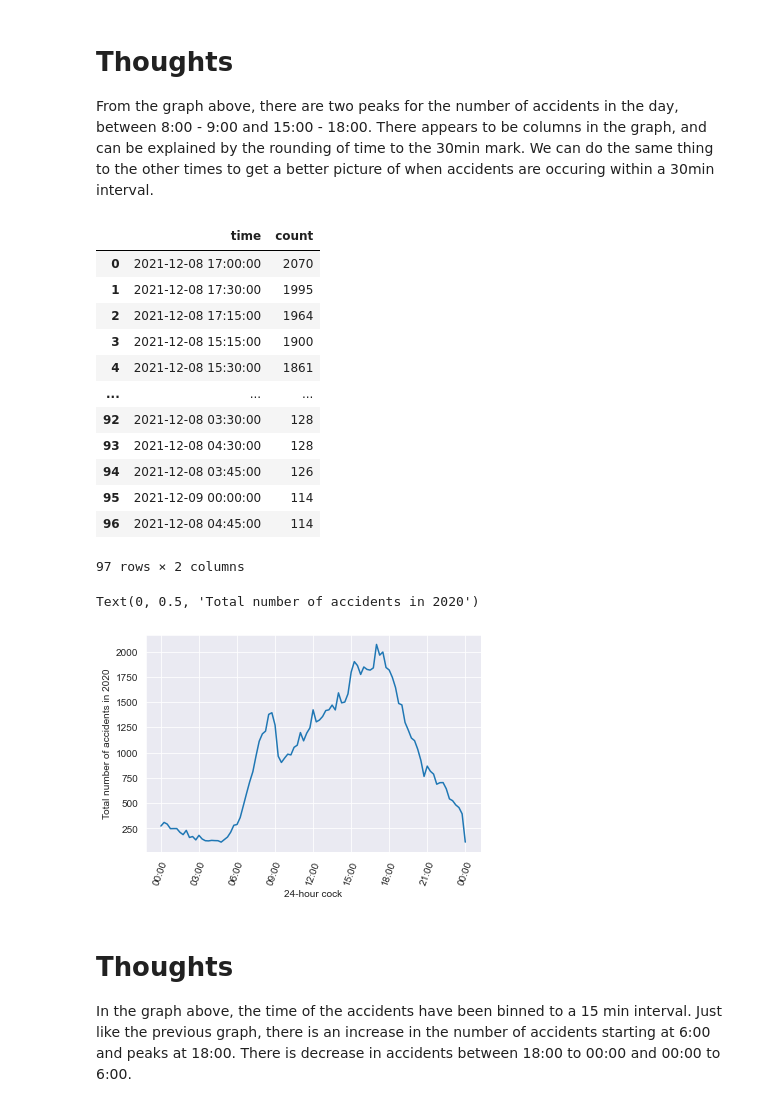
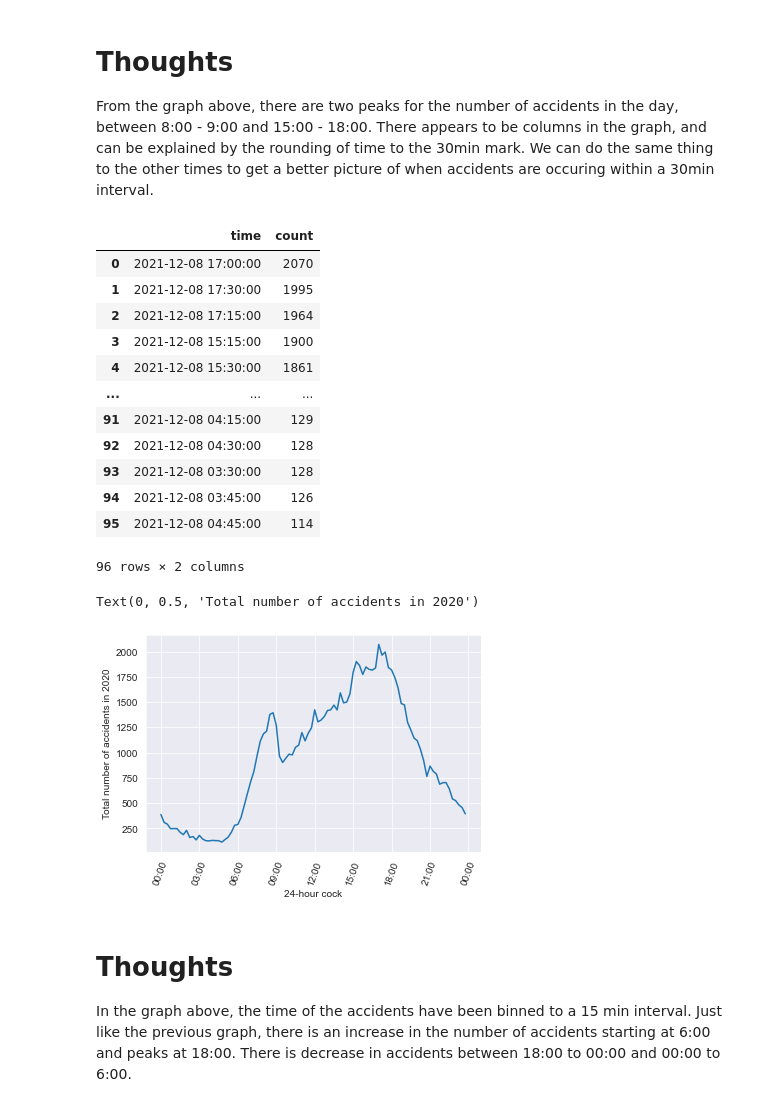
Before and after one commit to LuisEVT/High_Fatality_Accidents, a Jupyter notebook: High_Fatality_Accidents.ipynb, the cells around one changed output. Cells and saved outputs as stored; diff of their text form; code cells hidden in the pictures.

```diff
--- a/High_Fatality_Accidents.ipynb
+++ b/High_Fatality_Accidents.ipynb
@@ -33,7 +33,7 @@ sns.set_style('darkgrid')
 # Utilities
 import matplotlib.dates as md
 # %%
-df_accidents = pd.read_csv(r'./data/accident-data.csv')
+df_accidents = pd.read_csv(r'./data/accident-data.csv', parse_dates=[['date', 'time']])
 df_accidents.head()
 # %% [output]
 |  | date_time | accident_index | accident_year | accident_reference | longitude | latitude | accident_severity | ... |
@@ -68,8 +68,8 @@ memory usage: 18.1+ MB
 # %%
 # Change 'date' type (object) to datetime64[ns]
 # change 'time' type (object) to timedelta
-df_accidents['date'] = df_accidents['date'].astype('datetime64[ns]')
-df_accidents['time'] = df_accidents['time'].astype('datetime64[ns]')
+#df_accidents['date'] = df_accidents['date'].astype('datetime64[ns]')
+#df_accidents['time'] = df_accidents['time'].astype('datetime64[ns]')
 #df_accidents['time'] = pd.to_timedelta( df_accidents['time'] + ':00' )
 # %%
 df_accidents.info()
@@ -103,11 +103,11 @@ df_accidents[ df_accidents['accident_reference'].isin(['01T246170']) ]
 
 So far,there is no NA data in the dataset. In addition, we converted two columns to their correct data type. Accident_index and Accident_reference are not numeric because there are alphabet characters in the string. Another thing to note, the day_of_week starts with Sunday as 0 and Saturday as 6. I'll need to change this to fit with pandas dt.dayofweek.
 # %%
-df_accidents['day_of_week'] = df_accidents['date'].dt.dayofweek
-df_accidents['day_name'] = df_accidents['date'].dt.day_name()
+df_accidents['day_of_week'] = df_accidents['date_time'].dt.dayofweek
+df_accidents['day_name'] = df_accidents['date_time'].dt.day_name()
 
-df_accidents['month_number'] = df_accidents['date'].dt.month
-df_accidents['month_name'] = df_accidents['date'].dt.month_name()
+df_accidents['month_number'] = df_accidents['date_time'].dt.month
+df_accidents['month_name'] = df_accidents['date_time'].dt.month_name()
 # %% [markdown]
 # Next Steps
 
@@ -349,23 +336,26 @@ Text(0, 0.5, 'Total number of accidents in 2020')
 # Thoughts
 From the graph above, there are two peaks for the number of accidents in the day, between 8:00 - 9:00 and 15:00 - 18:00. There appears to be columns in the graph, and can be explained by the rounding of time to the 30min mark. We can do the same thing to the other times to get a better picture of when accidents are occuring within a 30min interval.
 # %%
-df_time_reported_15min = df_accidents['time'].dt.round('15T').value_counts().reset_index()
-df_time_reported_15min_V2 = df_time_reported_15min.rename(columns={'time':'count','index':'time'})
+df_time_reported_15min = df_accidents['date_time'].dt.round('15T').dt.strftime("%H:%M").value_counts().reset_index()
+
+df_time_reported_15min_V2 = df_time_reported_15min.rename(columns={'date_time':'count','index':'time'})
+df_time_reported_15min_V2['time'] = df_time_reported_15min_V2['time'].astype('datetime64[ns]')
+
 df_time_reported_15min_V2
 # %% [output]
 |  | time | count |
 | 0 | 2021-12-08 17:00:00 | 2070 |
 | 1 | 2021-12-08 17:30:00 | 1995 |
 | 2 | 2021-12-08 17:15:00 | 1964 |
 | 3 | 2021-12-08 15:15:00 | 1900 |
 | 4 | 2021-12-08 15:30:00 | 1861 |
 | ... | ... | ... |
-| 92 | 2021-12-08 03:30:00 | 128 |
-| 93 | 2021-12-08 04:30:00 | 128 |
+| 91 | 2021-12-08 04:15:00 | 129 |
+| 92 | 2021-12-08 04:30:00 | 128 |
+| 93 | 2021-12-08 03:30:00 | 128 |
 | 94 | 2021-12-08 03:45:00 | 126 |
-| 95 | 2021-12-09 00:00:00 | 114 |
-| 96 | 2021-12-08 04:45:00 | 114 |
+| 95 | 2021-12-08 04:45:00 | 114 |
-97 rows × 2 columns
+96 rows × 2 columns
 # %%
 ax1 = sns.lineplot(x='time',y='count', data = df_time_reported_15min_V2)
 
@@ -376,7 +366,7 @@ plt.xlabel('24-hour cock')
 plt.ylabel('Total number of accidents in 2020')
 # %% [output]
 Text(0, 0.5, 'Total number of accidents in 2020')
-[figure, old version]
+[figure, new version]
 # %% [markdown]
 # Thoughts
 
```
Also changed, not shown: parts of 5 cells of this notebook.
